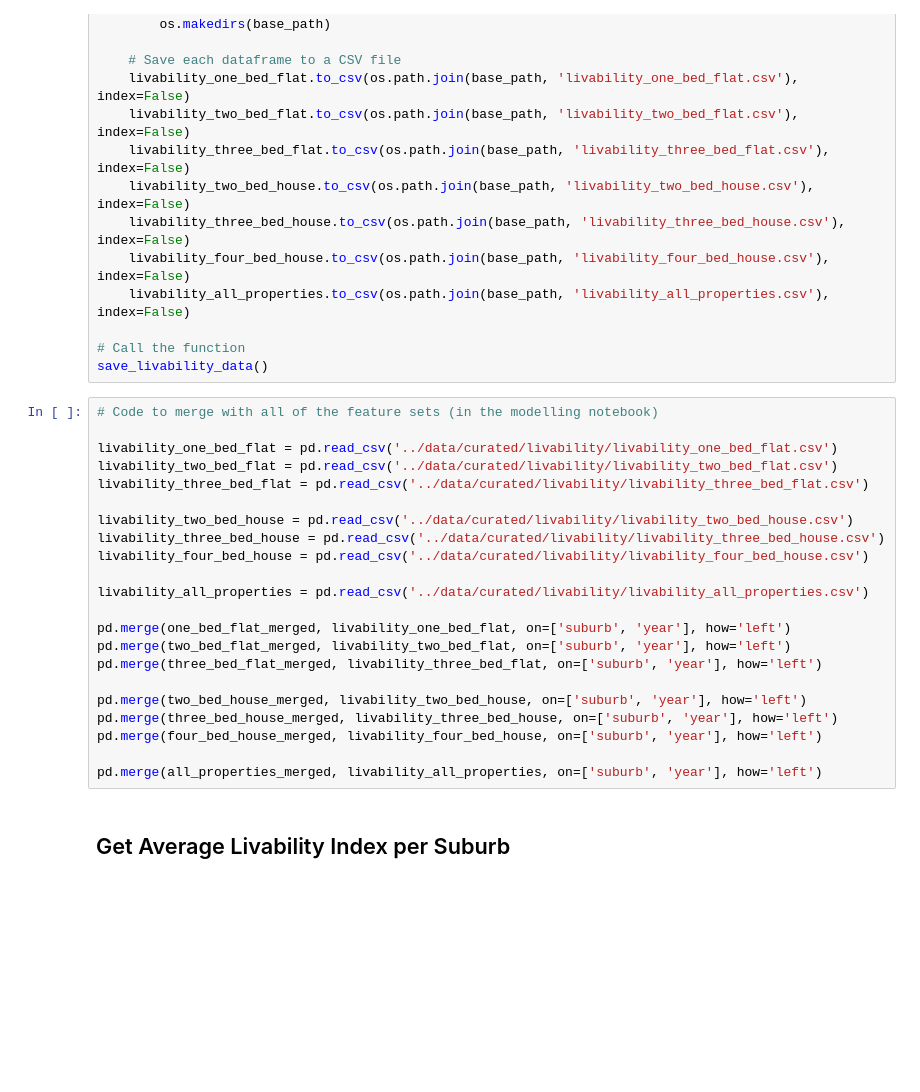
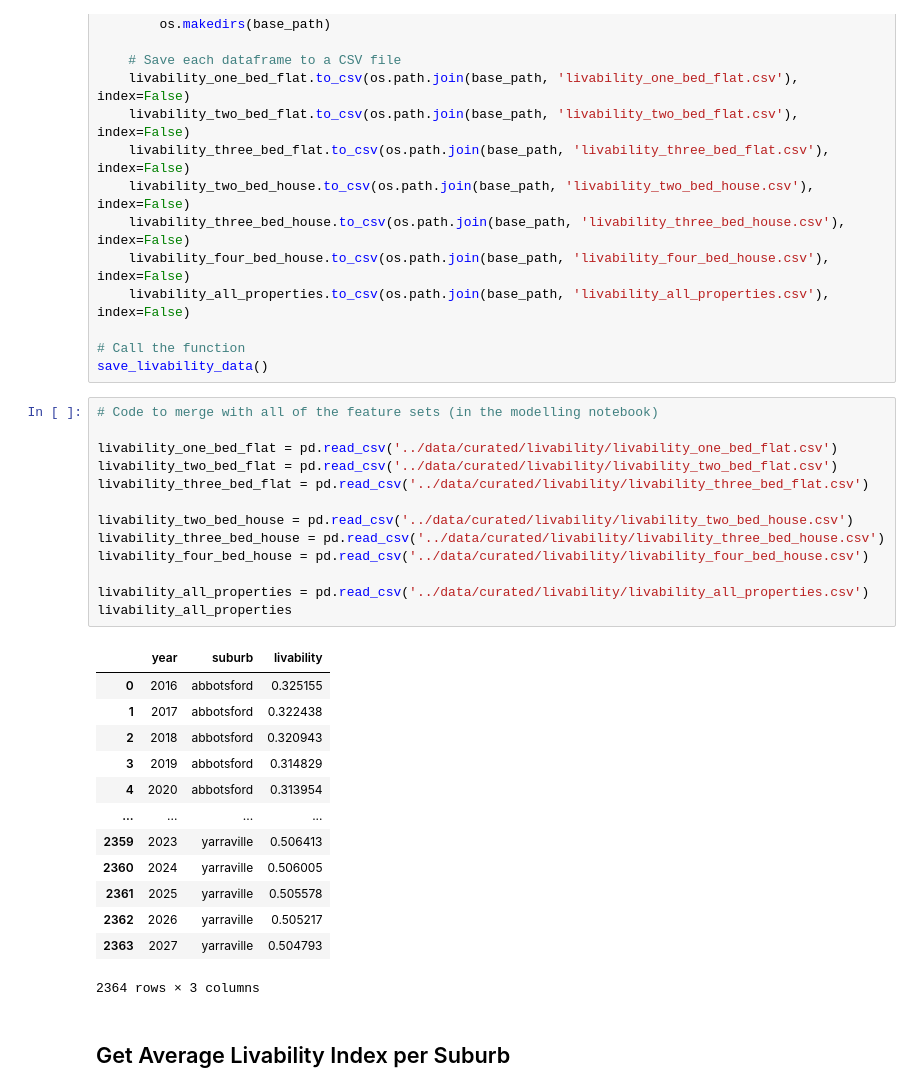
Before and after one commit to MAST30034-AppliedDataScience/project-2-group-real-estate-industry-project-15, a Jupyter notebook: notebooks/livability_index.ipynb, the cells around one changed output. Saved outputs shown, nothing was run; the diff lists cells and outputs as text; blank space fills up the shorter version.

```diff
--- a/notebooks/livability_index.ipynb
+++ b/notebooks/livability_index.ipynb
@@ -91,25 +91,30 @@ save_livability_data()
 # %%
 # Code to merge with all of the feature sets (in the modelling notebook)
 
 livability_one_bed_flat = pd.read_csv('../data/curated/livability/livability_one_bed_flat.csv')
 livability_two_bed_flat = pd.read_csv('../data/curated/livability/livability_two_bed_flat.csv')
 livability_three_bed_flat = pd.read_csv('../data/curated/livability/livability_three_bed_flat.csv')
 
 livability_two_bed_house = pd.read_csv('../data/curated/livability/livability_two_bed_house.csv')
 livability_three_bed_house = pd.read_csv('../data/curated/livability/livability_three_bed_house.csv')
 livability_four_bed_house = pd.read_csv('../data/curated/livability/livability_four_bed_house.csv')
 
 livability_all_properties = pd.read_csv('../data/curated/livability/livability_all_properties.csv')
-
-pd.merge(one_bed_flat_merged, livability_one_bed_flat, on=['suburb', 'year'], how='left')
-pd.merge(two_bed_flat_merged, livability_two_bed_flat, on=['suburb', 'year'], how='left')
-pd.merge(three_bed_flat_merged, livability_three_bed_flat, on=['suburb', 'year'], how='left')
-
-pd.merge(two_bed_house_merged, livability_two_bed_house, on=['suburb', 'year'], how='left')
-pd.merge(three_bed_house_merged, livability_three_bed_house, on=['suburb', 'year'], how='left')
-pd.merge(four_bed_house_merged, livability_four_bed_house, on=['suburb', 'year'], how='left')
-
-pd.merge(all_properties_merged, livability_all_properties, on=['suburb', 'year'], how='left')
+livability_all_properties
+# %% [output]
+|  | year | suburb | livability |
+| 0 | 2016 | abbotsford | 0.325155 |
+| 1 | 2017 | abbotsford | 0.322438 |
+| 2 | 2018 | abbotsford | 0.320943 |
+| 3 | 2019 | abbotsford | 0.314829 |
+| 4 | 2020 | abbotsford | 0.313954 |
+| ... | ... | ... | ... |
+| 2359 | 2023 | yarraville | 0.506413 |
+| 2360 | 2024 | yarraville | 0.506005 |
+| 2361 | 2025 | yarraville | 0.505578 |
+| 2362 | 2026 | yarraville | 0.505217 |
+| 2363 | 2027 | yarraville | 0.504793 |
+2364 rows × 3 columns
 # %% [markdown]
 ## Get Average Livability Index per Suburb
 # %%
```
Also changed, not shown: parts of 1 cell of this notebook.
